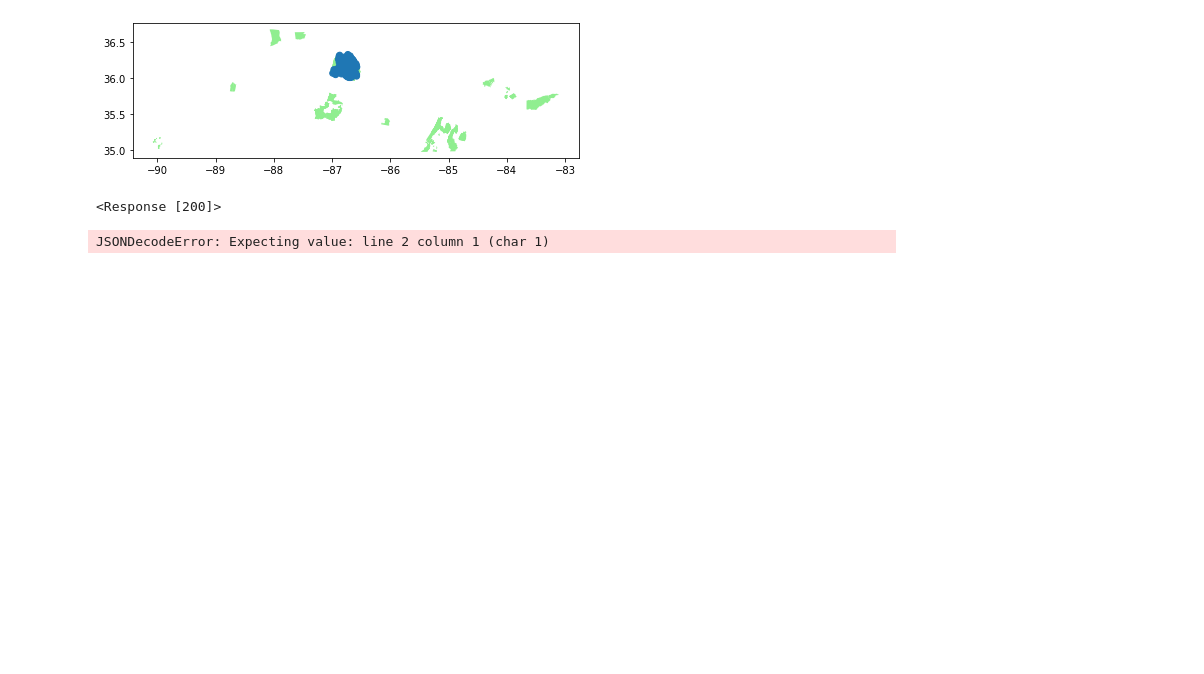
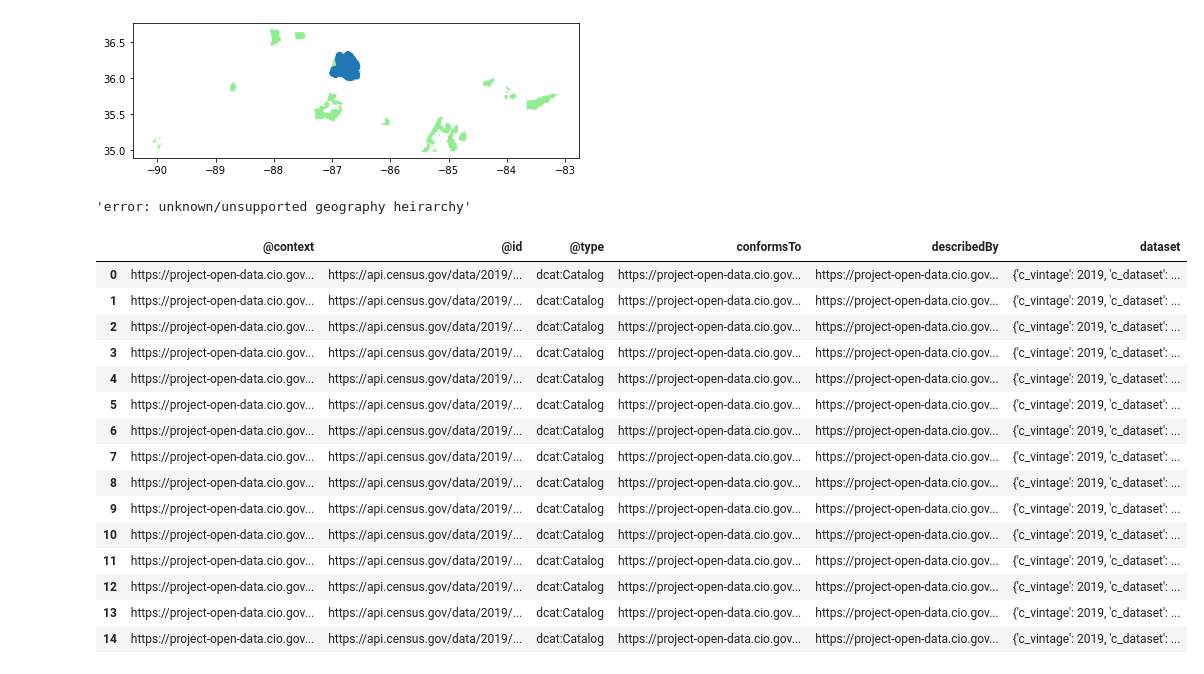
Before and after one commit to nss-data-science-cohort-5/geospatial_api-silver-sharks, a Jupyter notebook: Project2_Group_Conrad.ipynb, the cells around one changed output. Saved outputs shown, nothing was run; the diff lists cells and outputs as text; code cells hidden in the pictures; blank space fills up the shorter version.

Commit message:
Still trying to figure out how to get data from census

```diff
--- a/Project2_Group_Conrad.ipynb
+++ b/Project2_Group_Conrad.ipynb
@@ -167,17 +158,38 @@ with open('data/data_census.json') as fi:
 
 api_key = credentials['api_key']
 # %%
-endpoint = "https://api.census.gov/data/2019/acs/acs5?get=NAME,B01001_001E&for=tract:020100&in=state:47%20county:037$"
-
+endpoint = "https://api.census.gov/data/2019/acs/acs5"
+#https://api.census.gov/data/2019/acs/acs5?get=NAME,B01001_001E&for=tract:*&in=state:47&in=county:037
 params = {
-    'key' : api_key
+       'get' : 'NAME,B01001_001E',
+       'for' : 'tract:*',
+       'in'  : 'state:47',
+       'in'  : 'county:037',
+       'key' : api_key
 }
 # %%
-response = requests.get(endpoint, params)
-response
+response = requests.get(endpoint, params=params)
+response.text
 # %% [output]
-<Response [200]>
+'error: unknown/unsupported geography heirarchy'
-# %%
-response.json()
-# %% [output]
-JSONDecodeError: Expecting value: line 2 column 1 (char 1)
+# %%
+res = response.json()
+res = pd.DataFrame(res)
+res
+# %% [output]
+|  | @context | @id | @type | conformsTo | describedBy | dataset |
+| 0 | https://project-open-data.cio.gov... | https://api.census.gov/data/2019/... | dcat:Catalog | https://project-open-data.cio.gov... | https://project-open-data.cio.gov... | {'c_vintage': 2019, 'c_dataset': ... |
+| 1 | https://project-open-data.cio.gov... | https://api.census.gov/data/2019/... | dcat:Catalog | https://project-open-data.cio.gov... | https://project-open-data.cio.gov... | {'c_vintage': 2019, 'c_dataset': ... |
+| 2 | https://project-open-data.cio.gov... | https://api.census.gov/data/2019/... | dcat:Catalog | https://project-open-data.cio.gov... | https://project-open-data.cio.gov... | {'c_vintage': 2019, 'c_dataset': ... |
+| 3 | https://project-open-data.cio.gov... | https://api.census.gov/data/2019/... | dcat:Catalog | https://project-open-data.cio.gov... | https://project-open-data.cio.gov... | {'c_vintage': 2019, 'c_dataset': ... |
+| 4 | https://project-open-data.cio.gov... | https://api.census.gov/data/2019/... | dcat:Catalog | https://project-open-data.cio.gov... | https://project-open-data.cio.gov... | {'c_vintage': 2019, 'c_dataset': ... |
+| 5 | https://project-open-data.cio.gov... | https://api.census.gov/data/2019/... | dcat:Catalog | https://project-open-data.cio.gov... | https://project-open-data.cio.gov... | {'c_vintage': 2019, 'c_dataset': ... |
+| 6 | https://project-open-data.cio.gov... | https://api.census.gov/data/2019/... | dcat:Catalog | https://project-open-data.cio.gov... | https://project-open-data.cio.gov... | {'c_vintage': 2019, 'c_dataset': ... |
+| 7 | https://project-open-data.cio.gov... | https://api.census.gov/data/2019/... | dcat:Catalog | https://project-open-data.cio.gov... | https://project-open-data.cio.gov... | {'c_vintage': 2019, 'c_dataset': ... |
+| 8 | https://project-open-data.cio.gov... | https://api.census.gov/data/2019/... | dcat:Catalog | https://project-open-data.cio.gov... | https://project-open-data.cio.gov... | {'c_vintage': 2019, 'c_dataset': ... |
+| 9 | https://project-open-data.cio.gov... | https://api.census.gov/data/2019/... | dcat:Catalog | https://project-open-data.cio.gov... | https://project-open-data.cio.gov... | {'c_vintage': 2019, 'c_dataset': ... |
+| 10 | https://project-open-data.cio.gov... | https://api.census.gov/data/2019/... | dcat:Catalog | https://project-open-data.cio.gov... | https://project-open-data.cio.gov... | {'c_vintage': 2019, 'c_dataset': ... |
+| 11 | https://project-open-data.cio.gov... | https://api.census.gov/data/2019/... | dcat:Catalog | https://project-open-data.cio.gov... | https://project-open-data.cio.gov... | {'c_vintage': 2019, 'c_dataset': ... |
+| 12 | https://project-open-data.cio.gov... | https://api.census.gov/data/2019/... | dcat:Catalog | https://project-open-data.cio.gov... | https://project-open-data.cio.gov... | {'c_vintage': 2019, 'c_dataset': ... |
+| 13 | https://project-open-data.cio.gov... | https://api.census.gov/data/2019/... | dcat:Catalog | https://project-open-data.cio.gov... | https://project-open-data.cio.gov... | {'c_vintage': 2019, 'c_dataset': ... |
+| 14 | https://project-open-data.cio.gov... | https://api.census.gov/data/2019/... | dcat:Catalog | https://project-open-data.cio.gov... | https://project-open-data.cio.gov... | {'c_vintage': 2019, 'c_dataset': ... |
```
Also changed, not shown: parts of 5 cells of this notebook.
